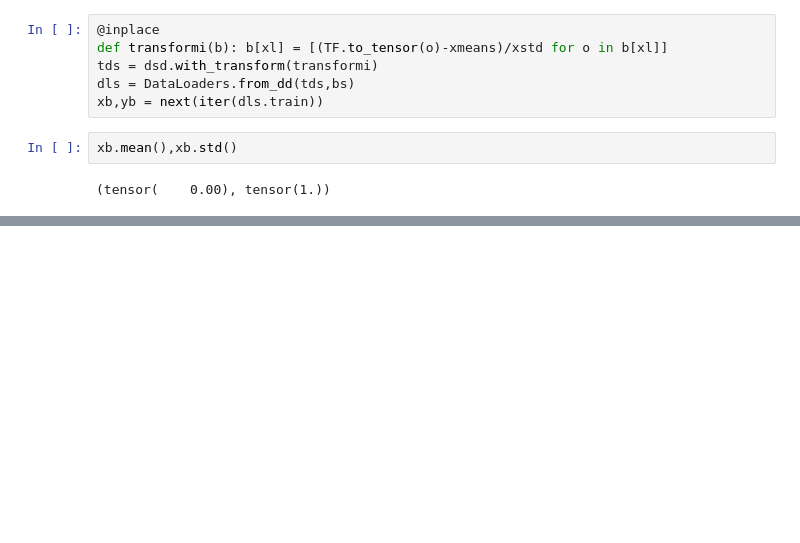
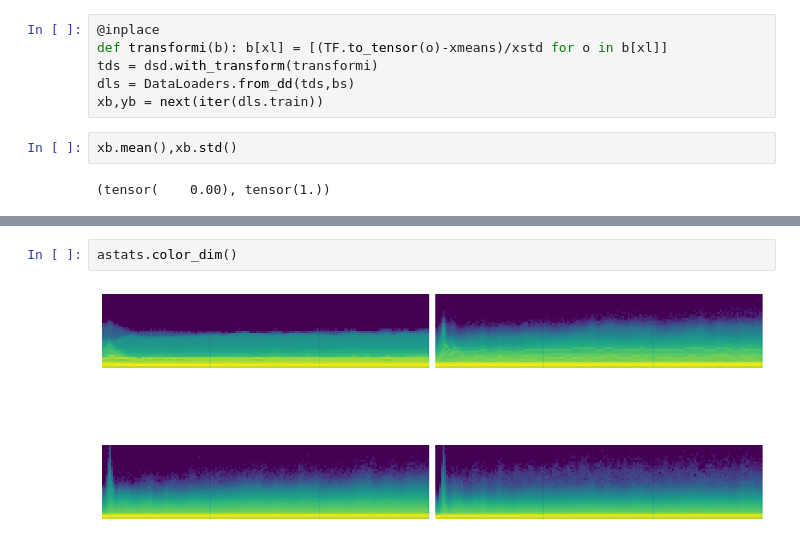
Before and after one commit to mtm-007/Deep-Learing-from-the-foundation-and-GEN_AI, a Jupyter notebook: initializing.ipynb, the cells around one changed output, grey strips where cells are left out. Cells and saved outputs as stored; diff of their text form; blank space fills up the shorter version.

```diff
--- a/initializing.ipynb
+++ b/initializing.ipynb
@@ -406,0 +466,4 @@ xb.mean(),xb.std()
+# %%
+astats.color_dim()
+# %% [output]
+[figure, added]
```
Also changed, not shown: parts of 26 cells of this notebook.
